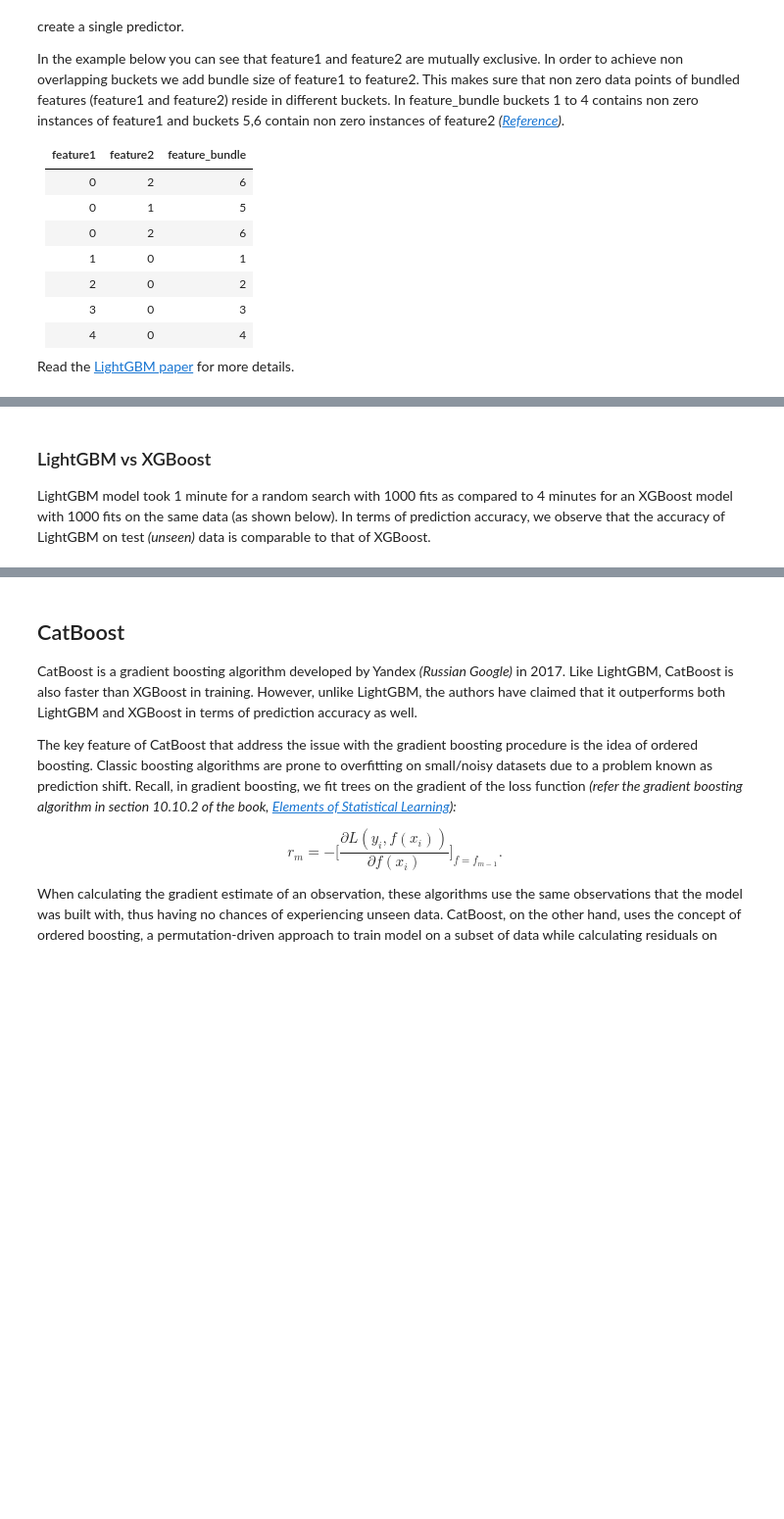
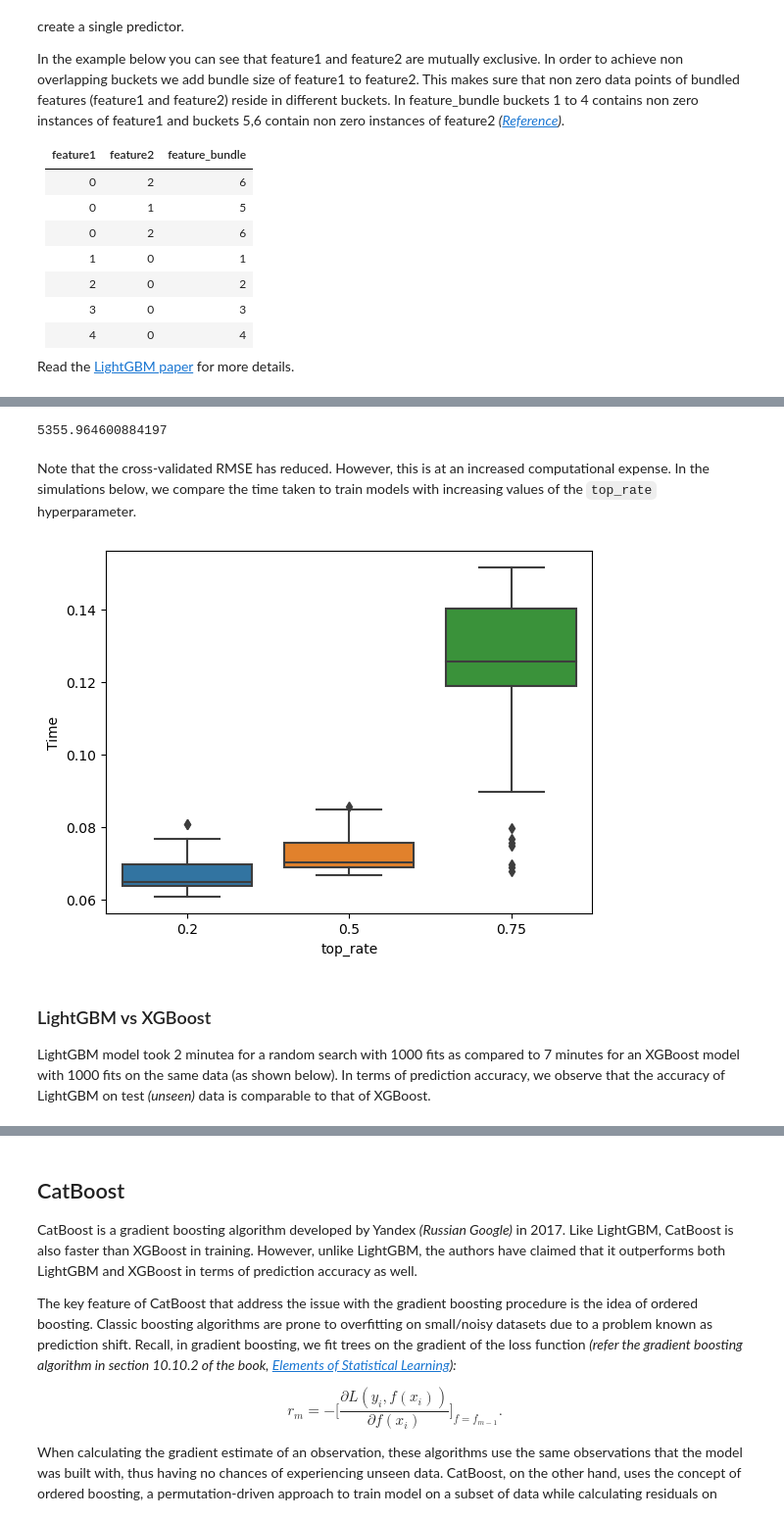
Before and after one commit to Lizhen0909/STAT303-3-class-notes, a Jupyter notebook: Lec11_More boosting models.ipynb, the cells around one changed output, grey strips where cells are left out. Shown at 98% size. Cells and saved outputs as stored; diff of their text form; code cells hidden in the pictures; blank space fills up the shorter version.

```diff
--- a/Lec11_More boosting models.ipynb
+++ b/Lec11_More boosting models.ipynb
@@ -83,8 +82,7 @@ Let us tune a lightGBM model for regression for our problem of predicting car pr
 # %%
 #K-fold cross validation to find optimal parameters for LightGBM regressor
 start_time = time.time()
-param_grid = {'max_depth': [4,6,8],
-              'num_leaves': [20, 31, 40],
+param_grid = {'num_leaves': [20, 31, 40],
               'learning_rate': [0.01, 0.05, 0.1],
                'reg_lambda':[0, 10, 100],
                 'n_estimators':[100, 500, 1000],
@@ -93,10 +91,10 @@ param_grid = {'max_depth': [4,6,8],
                 'colsample_bytree': [0.5, 0.75, 1.0]}
 
 cv = KFold(n_splits=5,shuffle=True,random_state=1)
-optimal_params = RandomizedSearchCV(estimator=LGBMRegressor(random_state=1),
+optimal_params = RandomizedSearchCV(estimator=LGBMRegressor(boosting_type = 'goss'),
                              param_distributions = param_grid, n_iter = 200,
-                             verbose = 1,
-                             n_jobs=-1,
+                             verbose = 1, scoring='neg_root_mean_squared_error',
+                             n_jobs=-1,random_state=1,
                              cv = cv)
 optimal_params.fit(X,y)
 print("Optimal parameter values =", optimal_params.best_params_)
@@ -115,7 +141,42 @@ np.sqrt(mean_squared_error(optimal_params.best_estimator_.predict(Xtest),ytest))
+# %%
+#RMSE based on the optimal parameter values of a LighGBM Regressor model
+np.sqrt(mean_squared_error(optimal_params.best_estimator_.predict(Xtest),ytest))
+# %% [output]
+5355.964600884197
+# %% [markdown]
+Note that the cross-validated RMSE has reduced. However, this is at an increased computational expense. In the simulations below, we compare the time taken to train models with increasing values of the `top_rate` hyperparameter.
+# %%
+time_list = []
+for i in range(50):
+    start_time = time.time()
+    model = LGBMRegressor(boosting_type = 'goss', top_rate = 0.2).fit(X, y)
+    time_list.append(time.time()-start_time)
+    #print("Time taken = ", ((time.time()-start_time)), " seconds")
+# %%
+time_list2 = []
+for i in range(50):
+    start_time = time.time()
+    model = LGBMRegressor(boosting_type = 'goss', top_rate = 0.5).fit(X, y)
+    time_list2.append(time.time()-start_time)
+    #print("Time taken = ", ((time.time()-start_time)), " seconds")
+# %%
+time_list3 = []
+for i in range(50):
+    start_time = time.time()
+    model = LGBMRegressor(boosting_type = 'goss', top_rate = 0.75).fit(X, y)
+    time_list3.append(time.time()-start_time)
+    #print("Time taken = ", ((time.time()-start_time)), " seconds")
+# %%
+ax = sns.boxplot([time_list, time_list2, time_list3]);
+ax.set_xticklabels([0.2, 0.5, 0.75]);
+plt.ylabel('Time');
+plt.xlabel('top_rate');
+# %% [output]
+[figure, added]
 # %% [markdown]
 ### LightGBM vs XGBoost
 
-LightGBM model took 1 minute for a random search with 1000 fits as compared to 4 minutes for an XGBoost model with 1000 fits on the same data (as shown below). In terms of prediction accuracy, we observe that the accuracy of LightGBM on test *(unseen)* data is comparable to that of XGBoost.
+LightGBM model took 2 minutea for a random search with 1000 fits as compared to 7 minutes for an XGBoost model with 1000 fits on the same data (as shown below). In terms of prediction accuracy, we observe that the accuracy of LightGBM on test *(unseen)* data is comparable to that of XGBoost.
 # %%
 #K-fold cross validation to find optimal parameters for XGBoost
 start_time = time.time()
```
Also changed, not shown: parts of 8 cells of this notebook.
